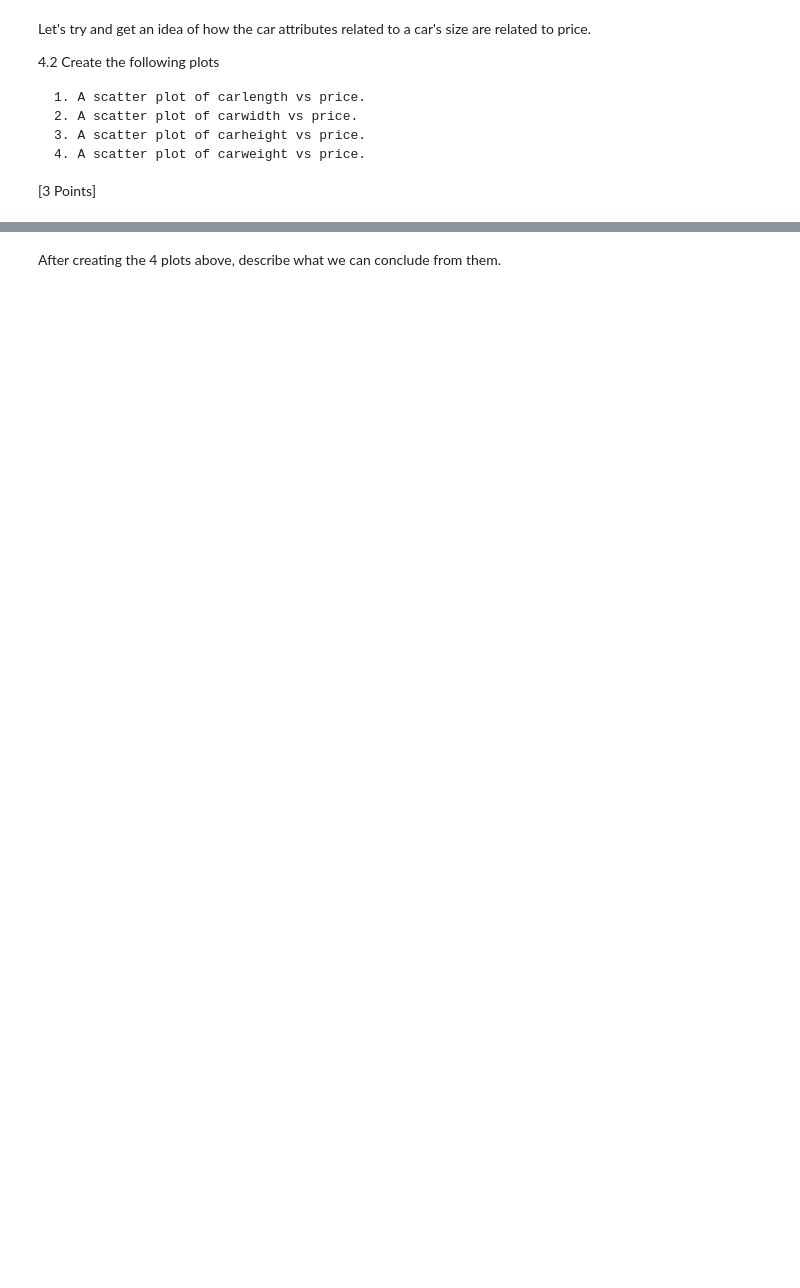
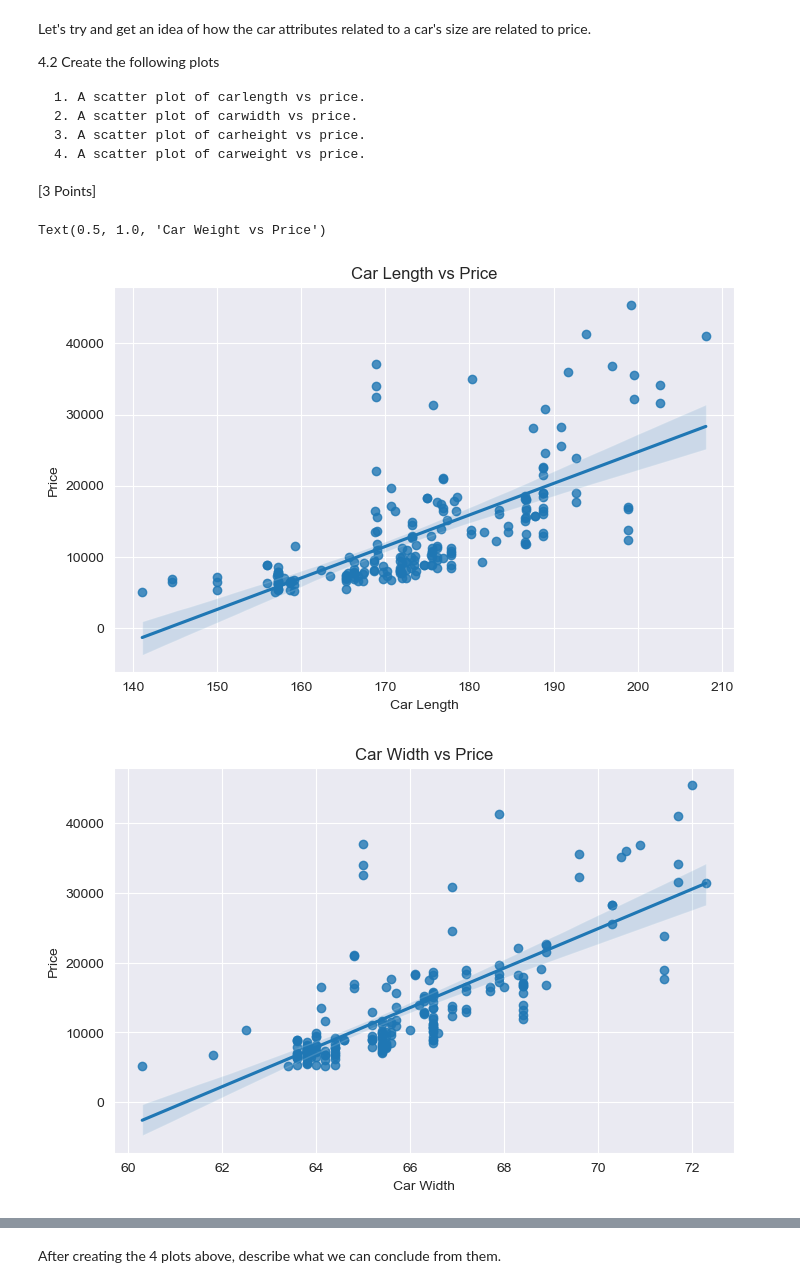
Before and after one commit to MehrabAzan/hw1_S25, a Jupyter notebook: hw1.ipynb, the cells around one changed output, grey strips where cells are left out. Cells and saved outputs as stored; diff of their text form; code cells hidden in the pictures; blank space fills up the shorter version.

```diff
--- a/hw1.ipynb
+++ b/hw1.ipynb
@@ -605,3 +618,30 @@ Let's try and get an idea of how the car attributes related to a car's size are
 [3 Points]
 # %%
 ### WRITE YOUR CODE HERE, WHICH SHOULD REPRODUCE THE BELOW IF DONE CORRECTLY ###
+carLength = cars_df["carlength"]
+carWidth = cars_df["carwidth"]
+carHeight = cars_df["carheight"]
+carWeight = cars_df["curbweight"]
+sns.regplot(x=carLength, y=price)
+plt.xlabel("Car Length")
+plt.ylabel("Price")
+plt.title("Car Length vs Price")
+plt.figure()
+sns.regplot(x=carWidth, y=price)
+plt.xlabel("Car Width")
+plt.ylabel("Price")
+plt.title("Car Width vs Price")
+plt.figure()
+sns.regplot(x=carHeight, y=price)
+plt.xlabel("Car Height")
+plt.ylabel("Price")
+plt.title("Car Height vs Price")
+plt.figure()
+sns.regplot(x=carWeight, y=price)
+plt.xlabel("Car Weight")
+plt.ylabel("Price")
+plt.title("Car Weight vs Price")
+# %% [output]
+Text(0.5, 1.0, 'Car Weight vs Price')
+[figure, added]
+[figure, added]
```
Also changed, not shown: parts of 11 cells of this notebook.
